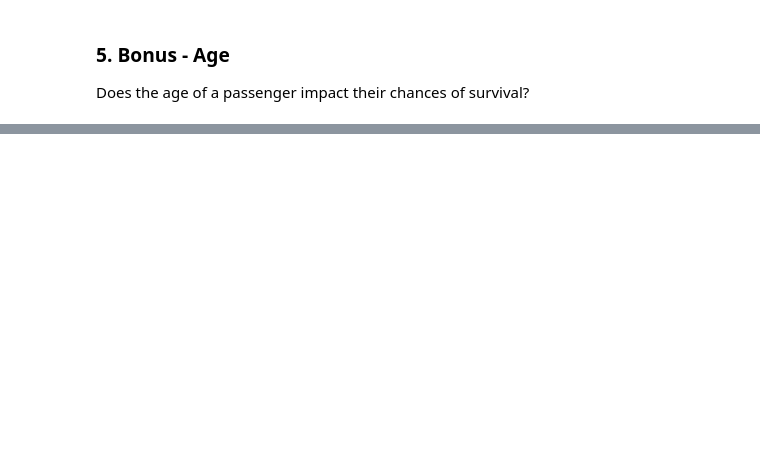
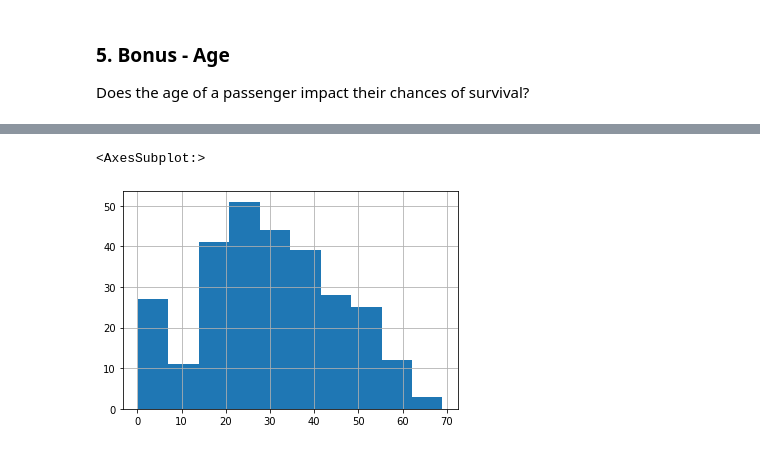
Before and after one commit to code4journalism/logistic-regression-titanic-and-coaches-team_priara, a Jupyter notebook: logistic-regression-titanic.ipynb, the cells around one changed output, grey strips where cells are left out. Cells and saved outputs as stored; diff of their text form; code cells hidden in the pictures; blank space fills up the shorter version.

```diff
--- a/logistic-regression-titanic.ipynb
+++ b/logistic-regression-titanic.ipynb
@@ -248,0 +262,5 @@ Does the age of a passenger impact their chances of survival?
+# %%
+survived['age'].hist()
+# %% [output]
+<AxesSubplot:>
+[figure, added]
```
Also changed, not shown: parts of 10 cells of this notebook.
